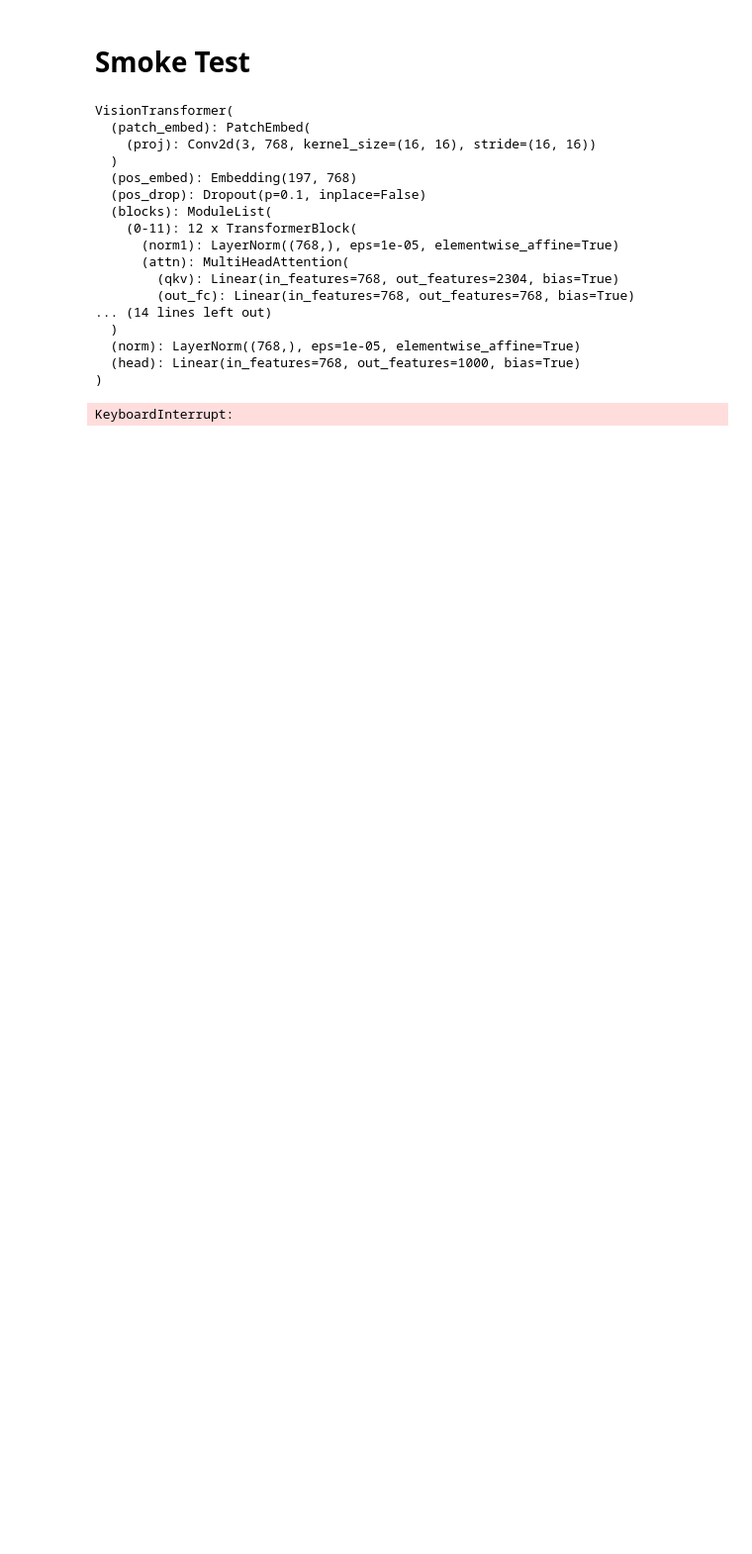
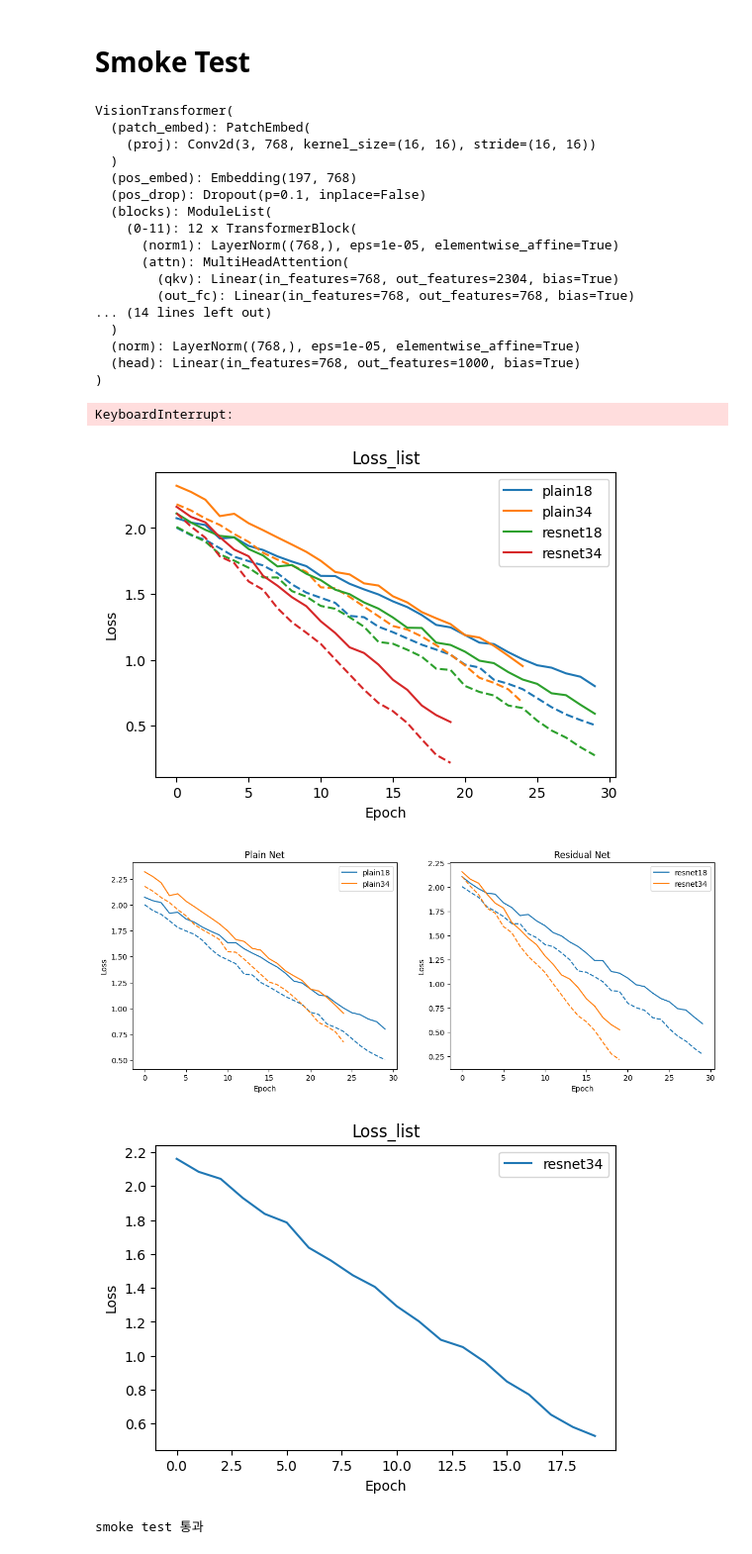
Before and after one commit to Alchwalch/Deep-Learning-Study, a Jupyter notebook: ViT/ipynb_file/methods.ipynb, the cells around one changed output. Shown at 99% size. Saved outputs shown, nothing was run; the diff lists cells and outputs as text; code cells hidden in the pictures; blank space fills up the shorter version.

Commit message:
ViT_train_3 + methods_2

```diff
--- a/ViT/ipynb_file/methods.ipynb
+++ b/ViT/ipynb_file/methods.ipynb
@@ -295,3 +326,51 @@ patch_scores = scores[..., 1:, 1:]
 print("Attention min:", patch_scores.min().item())
 print("Attention max:", patch_scores.max().item())
 print("Attention mean:", patch_scores.mean().item())
+# %%
+import numpy as np
+import matplotlib.pyplot as plt
+
+rng = np.random.default_rng(0)
+
+def fake_curve(n, start, end):
+    base = np.linspace(start, end, n)
+    return (base + rng.normal(0, 0.02, n)).tolist()
+
+train_loss_lists = {
+    'plain18':  fake_curve(30, 2.0, 0.5),
+    'plain34':  fake_curve(25, 2.2, 0.7),
+    'resnet18': fake_curve(30, 2.0, 0.3),
+    'resnet34': fake_curve(20, 2.1, 0.2),
+}
+val_loss_lists = {
+    'plain18':  fake_curve(30, 2.1, 0.8),
+    'plain34':  fake_curve(25, 2.3, 1.0),
+    'resnet18': fake_curve(30, 2.1, 0.6),
+    'resnet34': fake_curve(20, 2.2, 0.5),
+}
+
+# 1) 기본 호출: ax, names 생략
+ax = plot_loss_lists(train_loss_lists, val_loss_lists)
+assert ax is not None
+plt.show()
+
+# 2) 2패널 + names 지정
+fig, axes = plt.subplots(1, 2, figsize=(14, 5))
+ax0 = plot_loss_lists(train_loss_lists, val_loss_lists,
+                     names=['plain18', 'plain34'], ax=axes[0], title="Plain Net")
+ax1 = plot_loss_lists(train_loss_lists, val_loss_lists,
+                     names=['resnet18', 'resnet34'], ax=axes[1], title="Residual Net")
+assert ax0 is axes[0] and ax1 is axes[1]   # 넘긴 ax를 그대로 반환하는지
+plt.show()
+
+# 3) train에 없는 모델 (val만 있는 경우)
+partial_train = {k: v for k, v in train_loss_lists.items() if k != 'resnet34'}
+plot_loss_lists(partial_train, val_loss_lists, names=['resnet34'])
+plt.show()
+
+print("smoke test 통과")
+# %% [output]
+[figure, added]
+[figure, added]
+[figure, added]
+smoke test 통과
```
Also changed, not shown: parts of 12 cells of this notebook, 3 other files.
